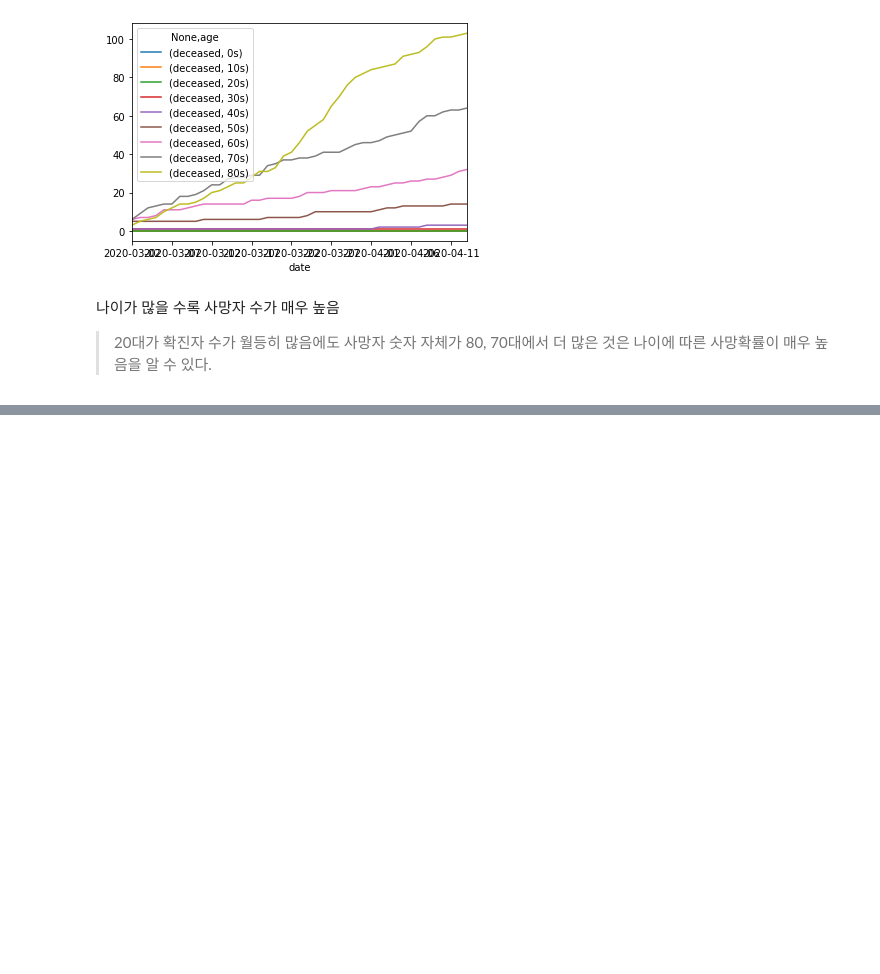
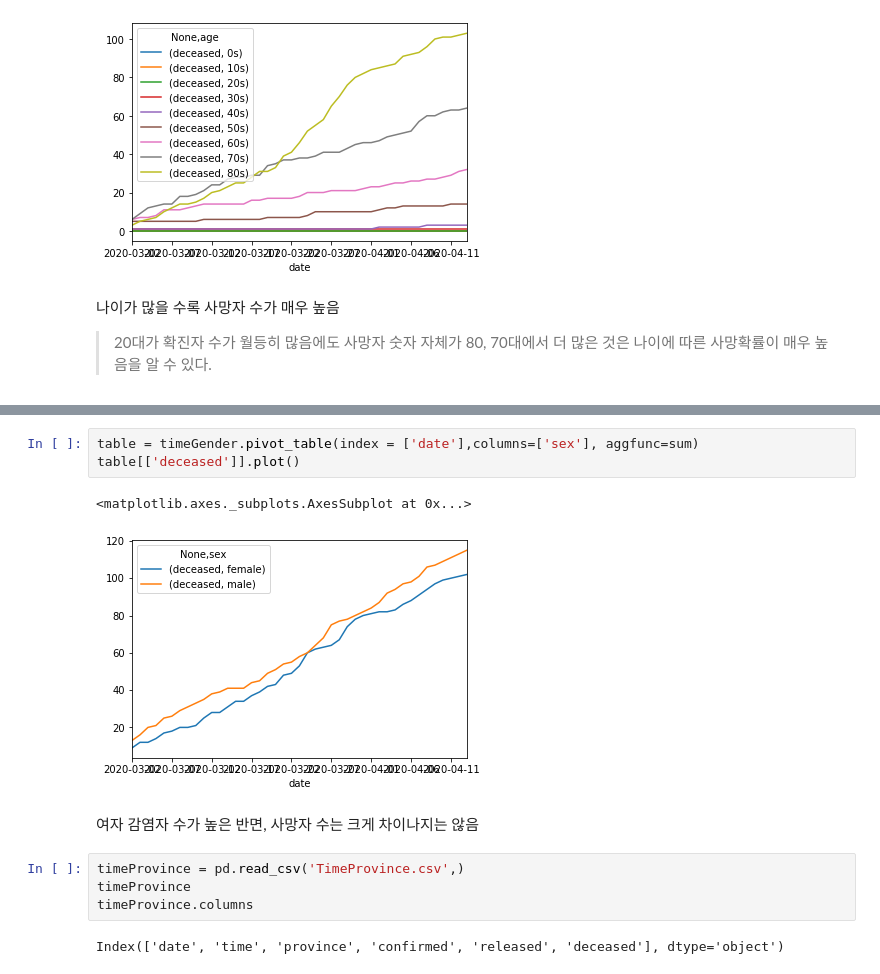
Before and after one commit to chan157/DACON_COVID, a Jupyter notebook: Basic_Visualization.ipynb, the cells around one changed output, grey strips where cells are left out. Cells and saved outputs as stored; diff of their text form; blank space fills up the shorter version.

```diff
--- a/Basic_Visualization.ipynb
+++ b/Basic_Visualization.ipynb
@@ -266,0 +274,14 @@ timeAge
+# %%
+table = timeGender.pivot_table(index = ['date'],columns=['sex'], aggfunc=sum)
+table[['deceased']].plot()
+# %% [output]
+<matplotlib.axes._subplots.AxesSubplot at 0x...>
+[figure, added]
+# %% [markdown]
+여자 감염자 수가 높은 반면, 사망자 수는 크게 차이나지는 않음
+# %%
+timeProvince = pd.read_csv('TimeProvince.csv',)
+timeProvince
+timeProvince.columns
+# %% [output]
+Index(['date', 'time', 'province', 'confirmed', 'released', 'deceased'], dtype='object')
```
Also changed, not shown: parts of 20 cells of this notebook.
